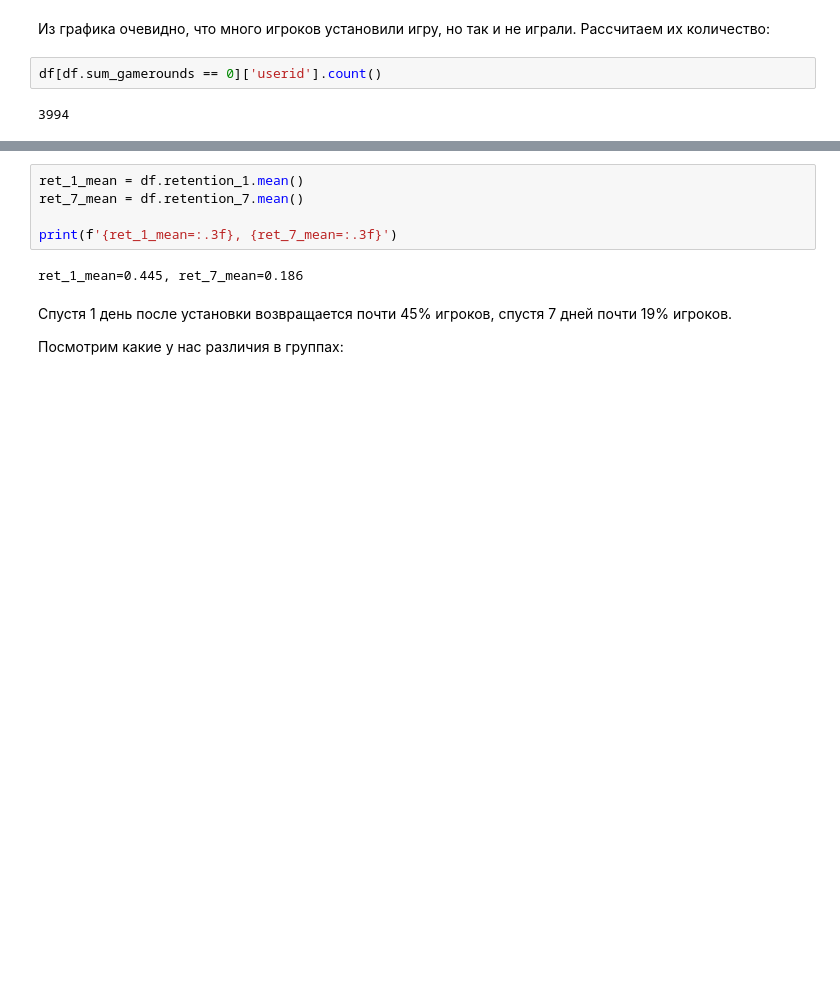
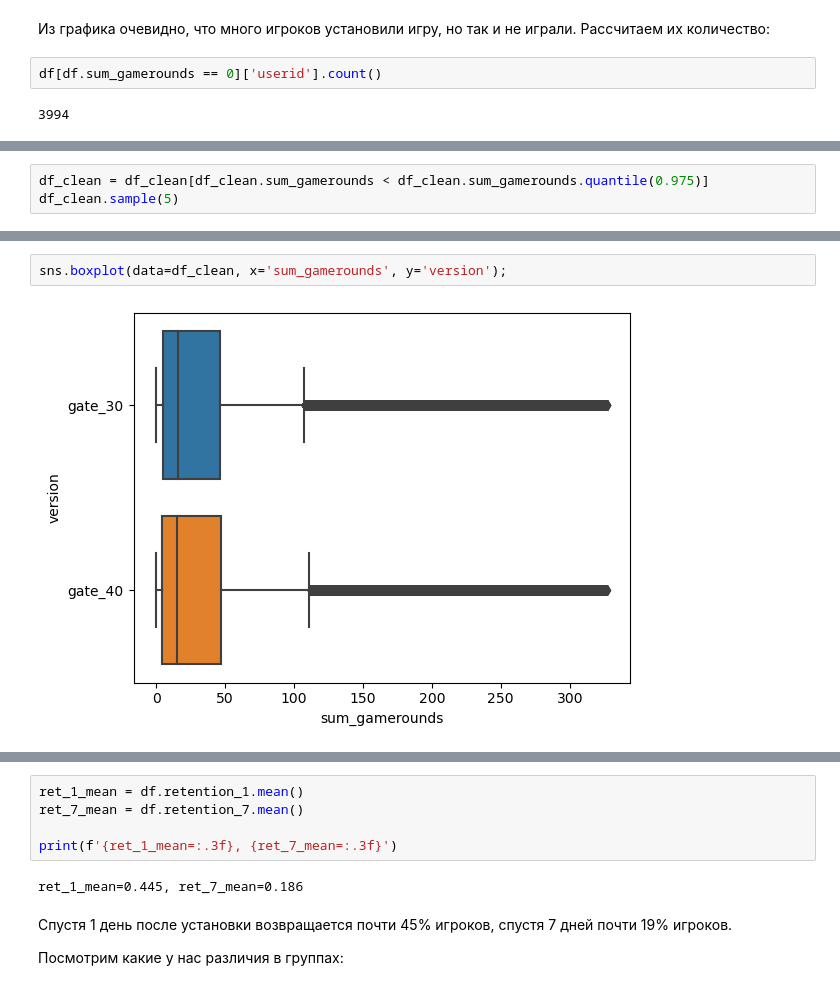
Before and after one commit to ElenaAgapitova/AB_split_testing, a Jupyter notebook: AB_test Cookie Cats/Cookie_Cats_AB_test.ipynb, the cells around one changed output, grey strips where cells are left out. Drawn from its saved outputs; the diff is of its cells as text; blank space fills up the shorter version.

```diff
--- a/AB_test Cookie Cats/Cookie_Cats_AB_test.ipynb
+++ b/AB_test Cookie Cats/Cookie_Cats_AB_test.ipynb
@@ -103,0 +145,3 @@ df[df.sum_gamerounds == 0]['userid'].count()
+# %%
+df_clean = df_clean[df_clean.sum_gamerounds < df_clean.sum_gamerounds.quantile(0.975)]
+df_clean.sample(5)
@@ -103,0 +155,4 @@ df[df.sum_gamerounds == 0]['userid'].count()
+# %%
+sns.boxplot(data=df_clean, x='sum_gamerounds', y='version');
+# %% [output]
+[figure, added]
```
Also changed, not shown: parts of 27 cells of this notebook.
